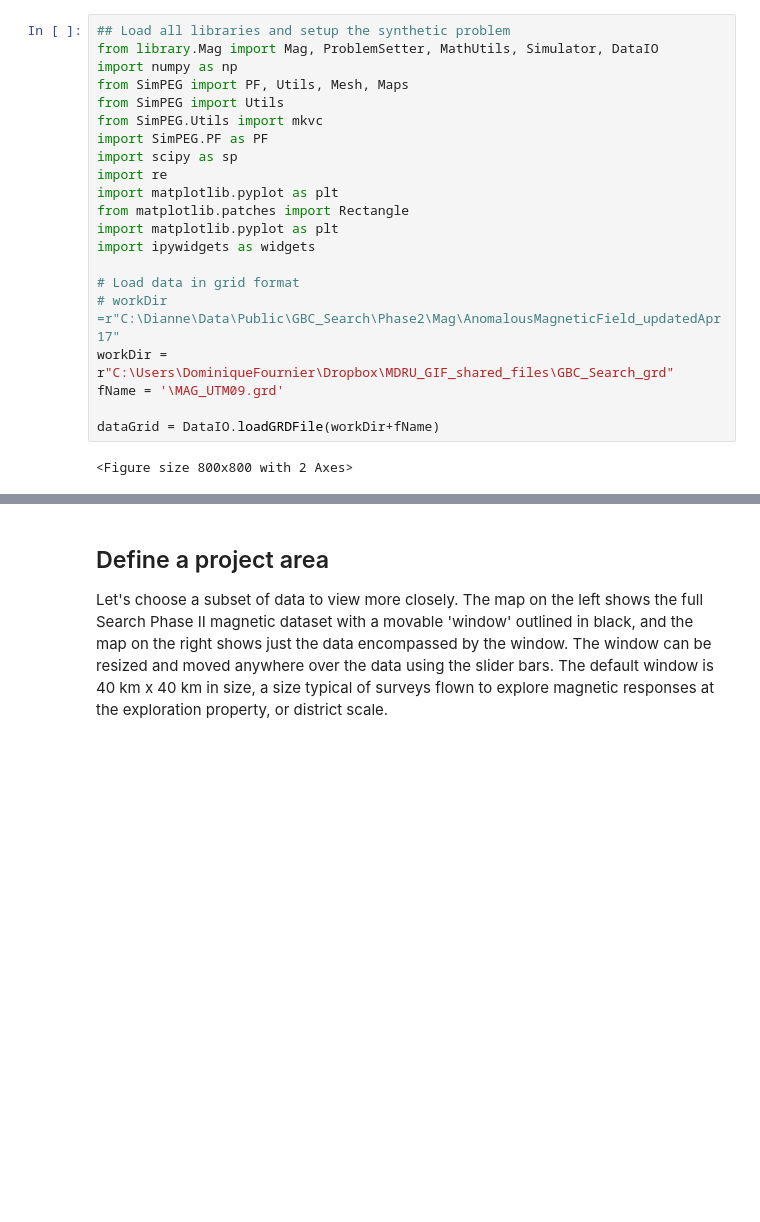
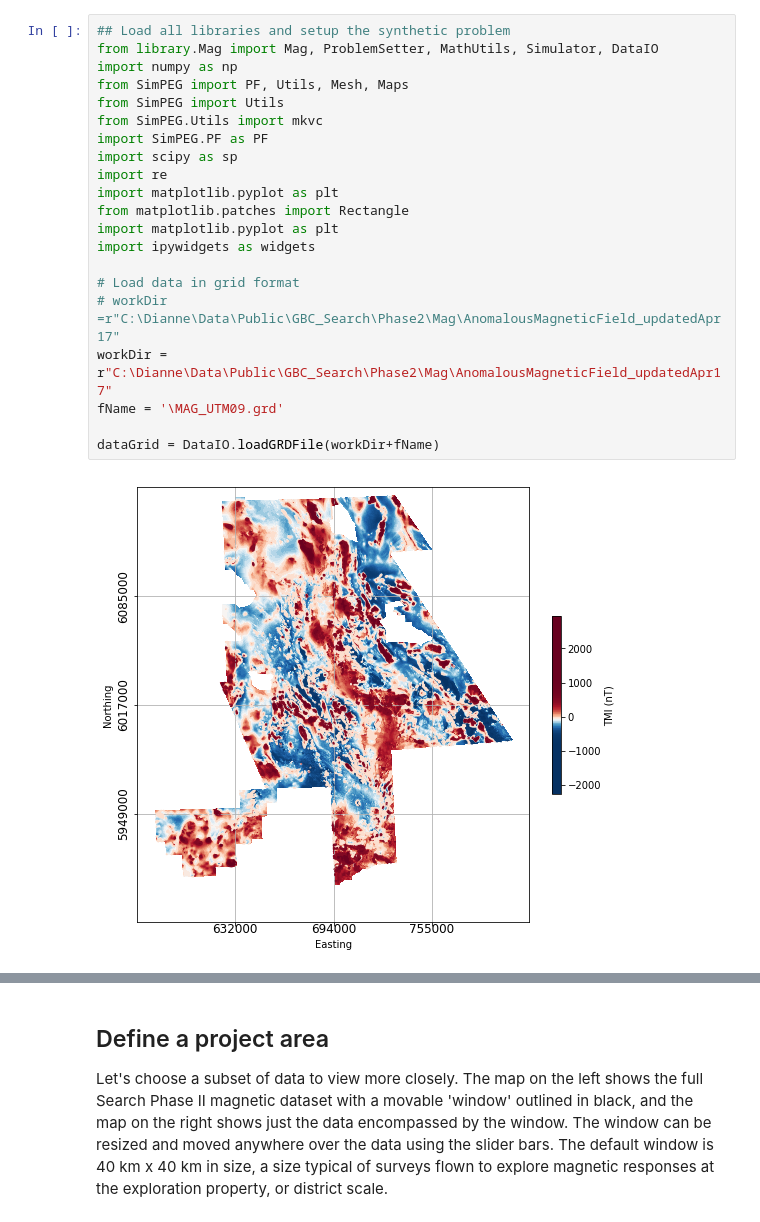
Before and after one commit to geoscixyz/Toolkit, a Jupyter notebook: Notebooks/Search_Viewer.ipynb, the cells around one changed output, grey strips where cells are left out. Saved outputs shown, nothing was run; the diff lists cells and outputs as text; blank space fills up the shorter version.

Commit message:
content in synthetic and search 2D filter notebooks, and some small changes to simulator.py (sunshading naming)

```diff
--- a/Notebooks/Search_Viewer.ipynb
+++ b/Notebooks/Search_Viewer.ipynb
@@ -1,26 +1,26 @@
 # %%
 ## Load all libraries and setup the synthetic problem
 from library.Mag import Mag, ProblemSetter, MathUtils, Simulator, DataIO
 import numpy as np
 from SimPEG import PF, Utils, Mesh, Maps
 from SimPEG import Utils
 from SimPEG.Utils import mkvc
 import SimPEG.PF as PF
 import scipy as sp
 import re
 import matplotlib.pyplot as plt
 from matplotlib.patches import Rectangle
 import matplotlib.pyplot as plt
 import ipywidgets as widgets
 
 # Load data in grid format
 # workDir =r"C:\Dianne\Data\Public\GBC_Search\Phase2\Mag\AnomalousMagneticField_updatedApr17"
-workDir = r"C:\Users\DominiqueFournier\Dropbox\MDRU_GIF_shared_files\GBC_Search_grd"
+workDir = r"C:\Dianne\Data\Public\GBC_Search\Phase2\Mag\AnomalousMagneticField_updatedApr17"
 fName = '\MAG_UTM09.grd'
 
 dataGrid = DataIO.loadGRDFile(workDir+fName)
 # %% [output]
-<Figure size 800x800 with 2 Axes>
+[figure, added]
 # %% [markdown]
 # 2.2.1.	Magnetic Data Response and Visualization#
 
```
Also changed, not shown: parts of 3 cells of this notebook, 27 other files.
